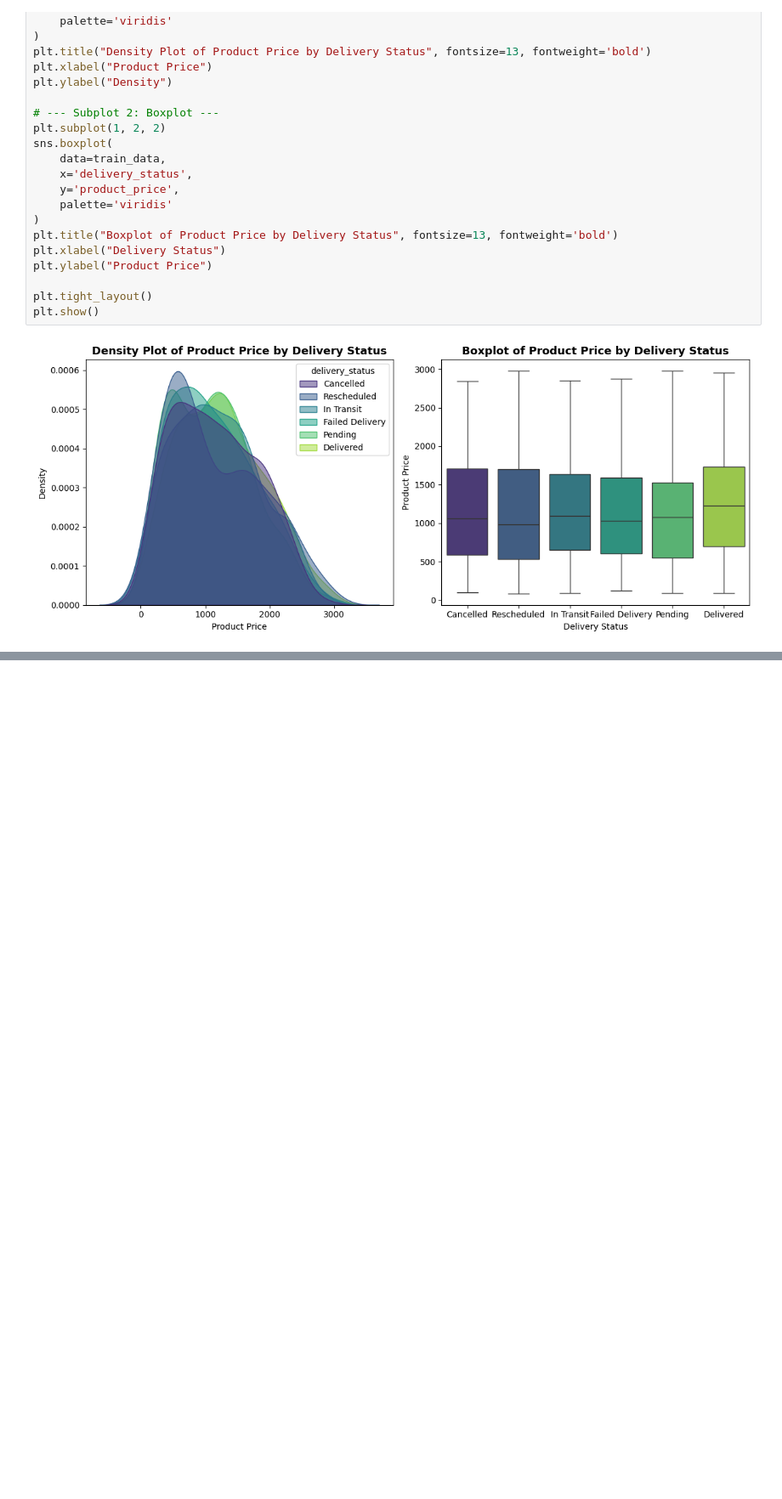
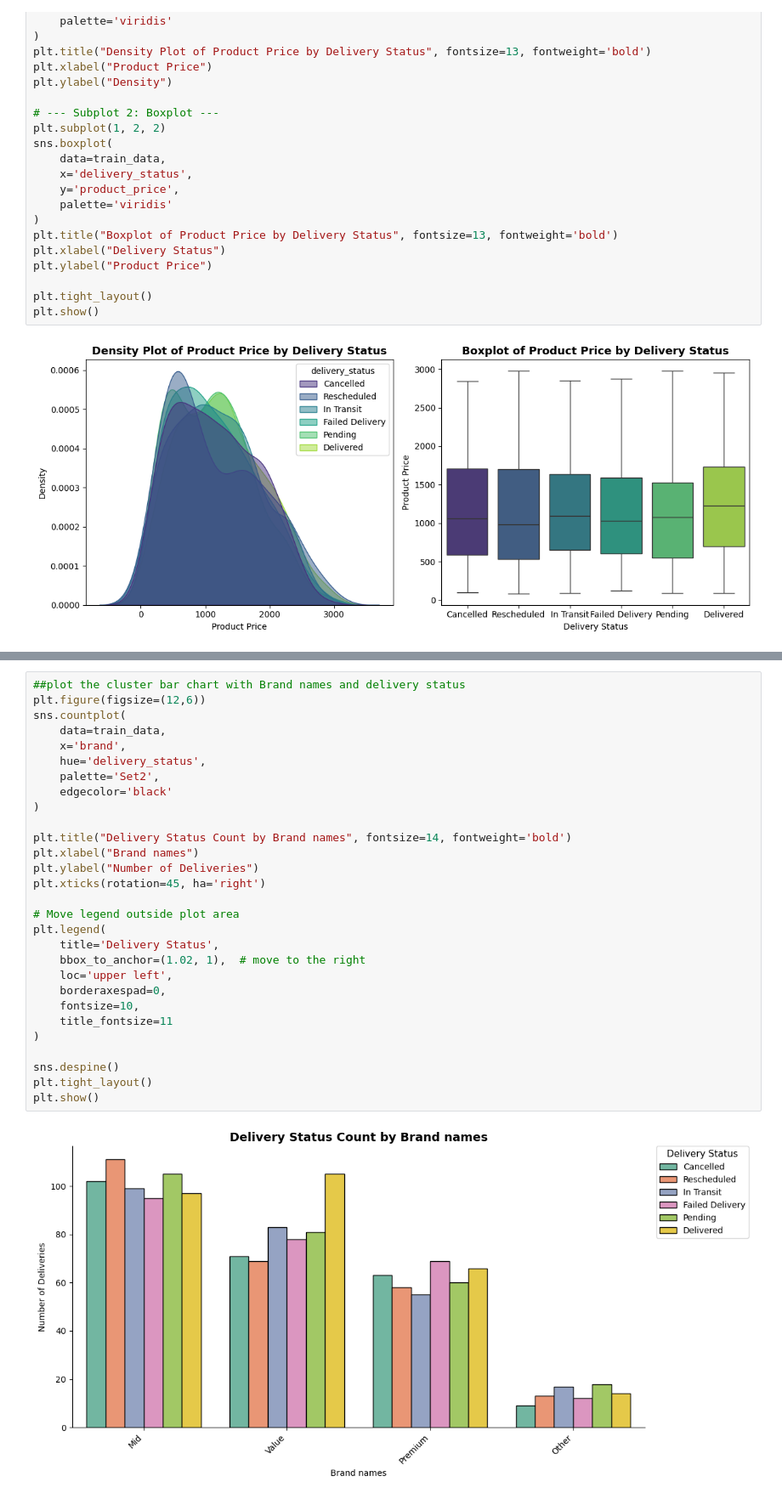
Before and after one commit to hemalmewan/Final-Project-ML-Group-12, a Jupyter notebook: EDA/eda.ipynb, the cells around one changed output, grey strips where cells are left out. Shown at 85% size. Saved outputs shown, nothing was run; the diff lists cells and outputs as text; blank space fills up the shorter version.

```diff
--- a/EDA/eda.ipynb
+++ b/EDA/eda.ipynb
@@ -491,0 +603,31 @@ plt.show()
+# %%
+##plot the cluster bar chart with Brand names and delivery status
+plt.figure(figsize=(12,6))
+sns.countplot(
+    data=train_data,
+    x='brand',
+    hue='delivery_status',
+    palette='Set2',
+    edgecolor='black'
+)
+
+plt.title("Delivery Status Count by Brand names", fontsize=14, fontweight='bold')
+plt.xlabel("Brand names")
+plt.ylabel("Number of Deliveries")
+plt.xticks(rotation=45, ha='right')
+
+# Move legend outside plot area
+plt.legend(
+    title='Delivery Status',
+    bbox_to_anchor=(1.02, 1),  # move to the right
+    loc='upper left',
+    borderaxespad=0,
+    fontsize=10,
+    title_fontsize=11
+)
+
+sns.despine()
+plt.tight_layout()
+plt.show()
+# %% [output]
+[figure, added]
```
Also changed, not shown: parts of 18 cells of this notebook.
